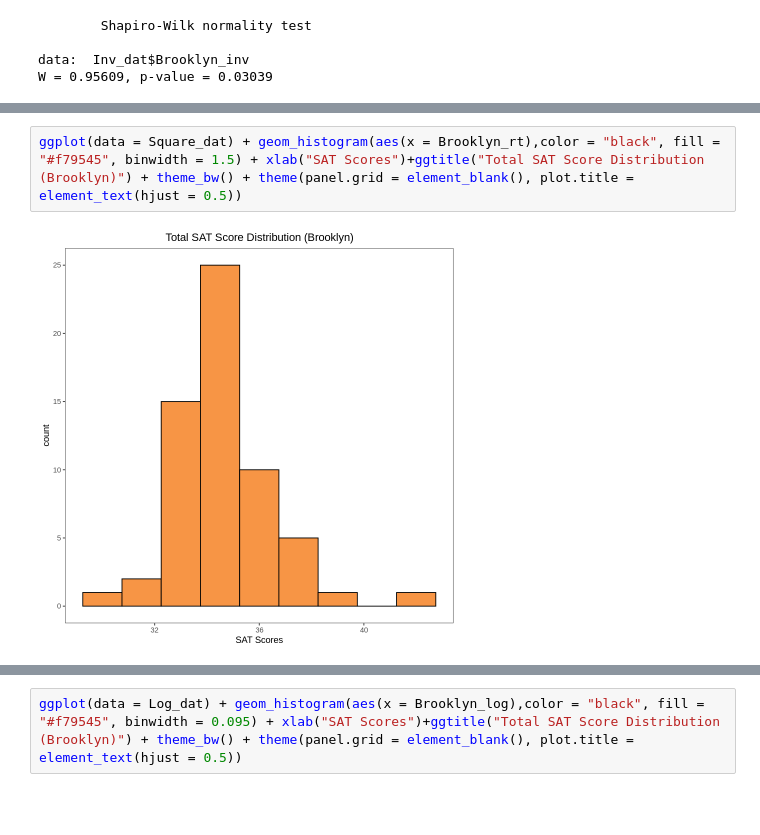
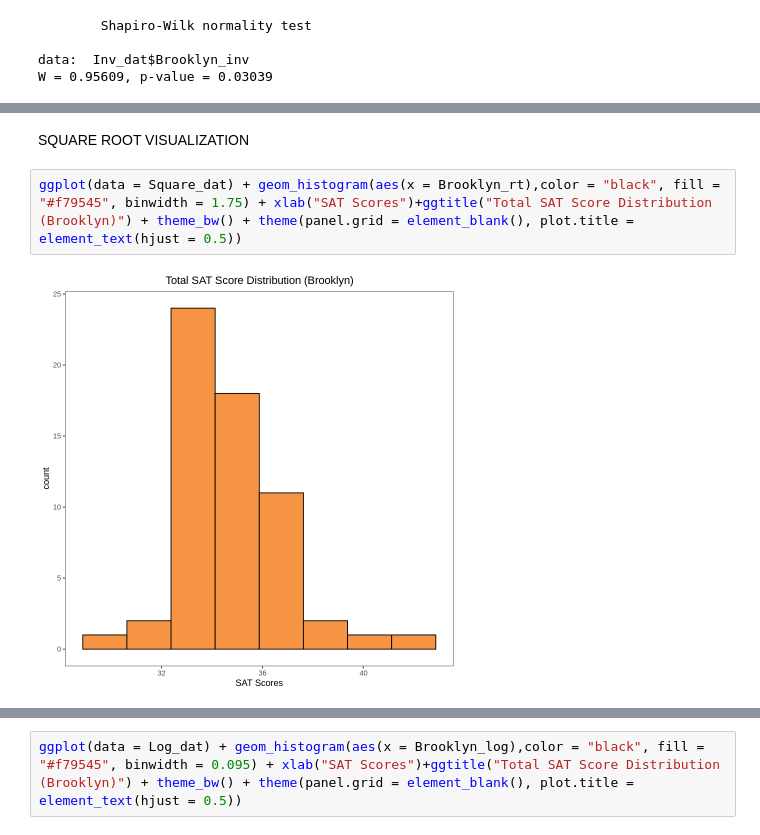
Before and after one commit to cann-emma/R, a Jupyter notebook: ANOVA_SAT_Score_by_NYCBorough.ipynb, the cells around one changed output, grey strips where cells are left out. Drawn from its saved outputs; the diff is of its cells as text; blank space fills up the shorter version.

```diff
--- a/ANOVA_SAT_Score_by_NYCBorough.ipynb
+++ b/ANOVA_SAT_Score_by_NYCBorough.ipynb
@@ -251,4 +342,6 @@ leveneTest(y=Score_inv~Borough,data=Inv_dat2)
+# %% [markdown]
+SQUARE ROOT VISUALIZATION
 # %%
-ggplot(data = Square_dat) + geom_histogram(aes(x = Brooklyn_rt),color = "black", fill = "#f79545", binwidth = 1.5) + xlab("SAT Scores")+ggtitle("Total SAT Score Distribution (Brooklyn)") + theme_bw() + theme(panel.grid = element_blank(), plot.title = element_text(hjust = 0.5))
+ggplot(data = Square_dat) + geom_histogram(aes(x = Brooklyn_rt),color = "black", fill = "#f79545", binwidth = 1.75) + xlab("SAT Scores")+ggtitle("Total SAT Score Distribution (Brooklyn)") + theme_bw() + theme(panel.grid = element_blank(), plot.title = element_text(hjust = 0.5))
 # %% [output]
-[figure, old version]
+[figure, new version]
```
Also changed, not shown: parts of 21 cells of this notebook.
